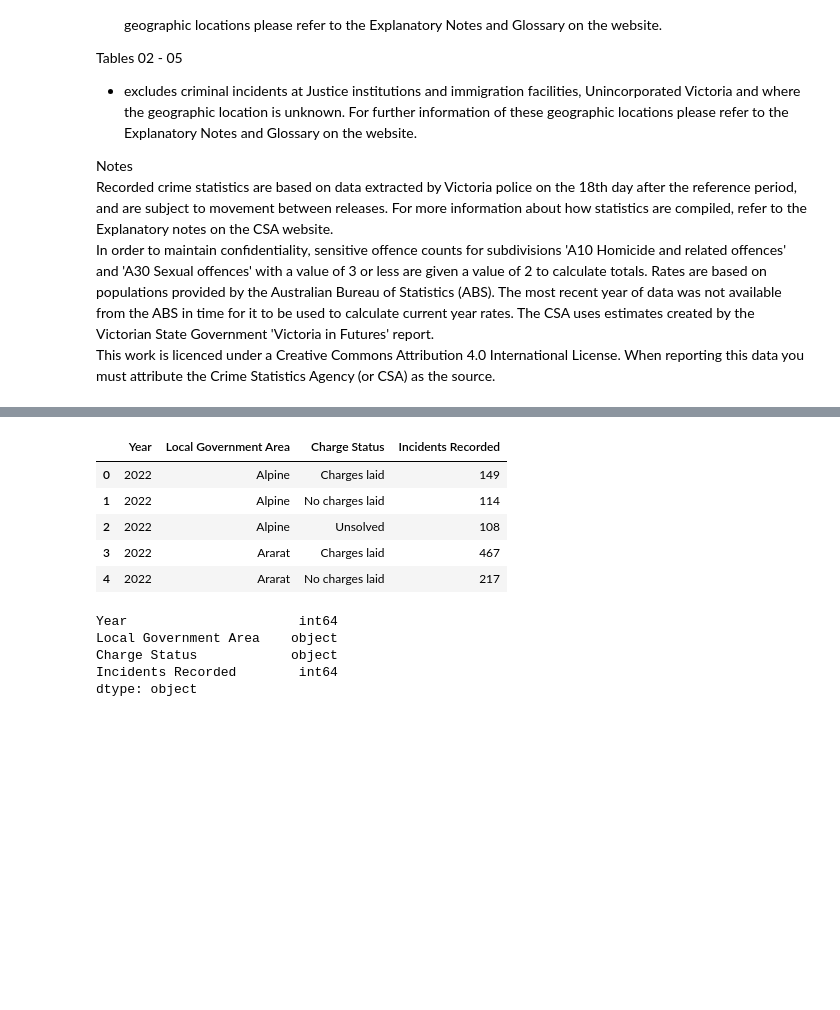
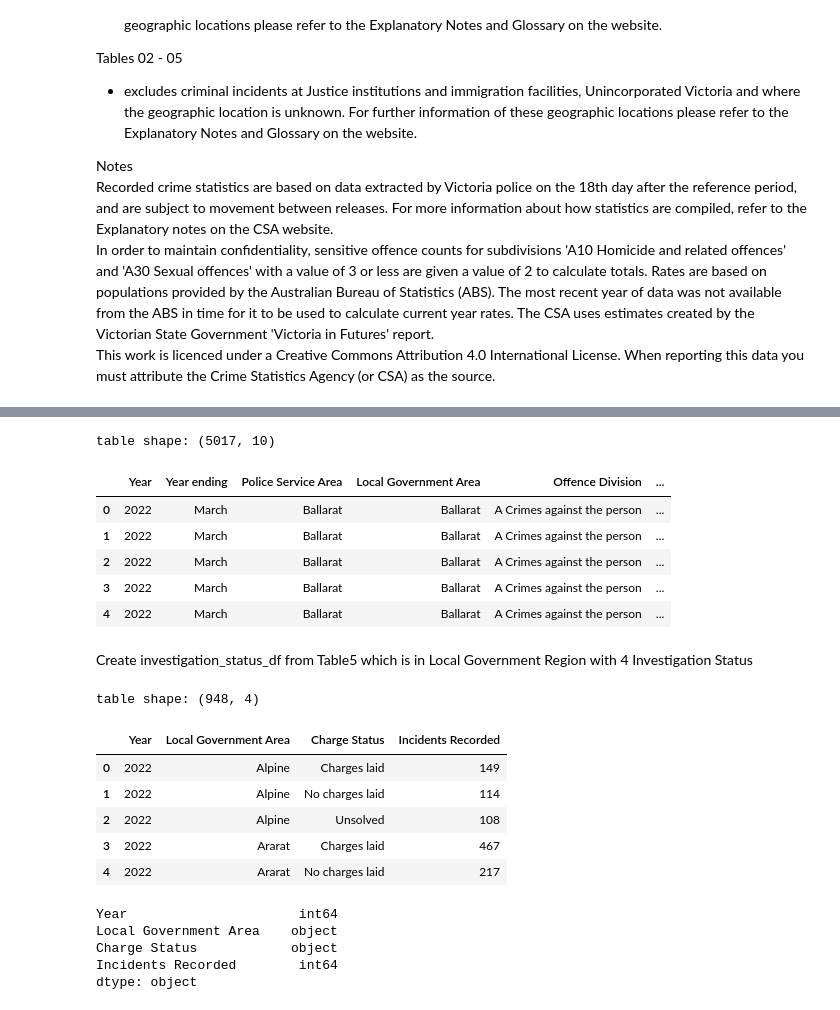
Before and after one commit to pt3Project/Project3, a Jupyter notebook: crime_data.ipynb, the cells around one changed output, grey strips where cells are left out. Cells and saved outputs as stored; diff of their text form; code cells hidden in the pictures; blank space fills up the shorter version.

```diff
--- a/crime_data.ipynb
+++ b/crime_data.ipynb
@@ -141,7 +132,24 @@ police_division_df.head()
+# %%
+# remove pre 2021 data thst was added when the Polie Region column was added
+police_division_df = df_list[1].loc[df_list[1].Year > 2021]
+print(f"table shape: {police_division_df.shape}")
+police_division_df.head()
+# %% [output]
+table shape: (5017, 10)
+|  | Year | Year ending | Police Service Area | Local Government Area | Offence Division | ... |
+| 0 | 2022 | March | Ballarat | Ballarat | A Crimes against the person | ... |
+| 1 | 2022 | March | Ballarat | Ballarat | A Crimes against the person | ... |
+| 2 | 2022 | March | Ballarat | Ballarat | A Crimes against the person | ... |
+| 3 | 2022 | March | Ballarat | Ballarat | A Crimes against the person | ... |
+| 4 | 2022 | March | Ballarat | Ballarat | A Crimes against the person | ... |
+# %% [markdown]
+Create investigation_status_df from Table5 which is in Local Government Region with 4 Investigation Status
 # %%
-charge_status_df = df_list[4].loc[df_list[4].Year > 2018].drop('Year ending',axis=1)
-charge_status_df.head()
+investigation_status_df = df_list[4].loc[df_list[4].Year > 2018].drop('Year ending',axis=1)
+print(f"table shape: {investigation_status_df.shape}")
+investigation_status_df.head()
 # %% [output]
+table shape: (948, 4)
 |  | Year | Local Government Area | Charge Status | Incidents Recorded |
 | 0 | 2022 | Alpine | Charges laid | 149 |
 | 1 | 2022 | Alpine | No charges laid | 114 |
```
Also changed, not shown: parts of 20 cells of this notebook, 23 other files.
